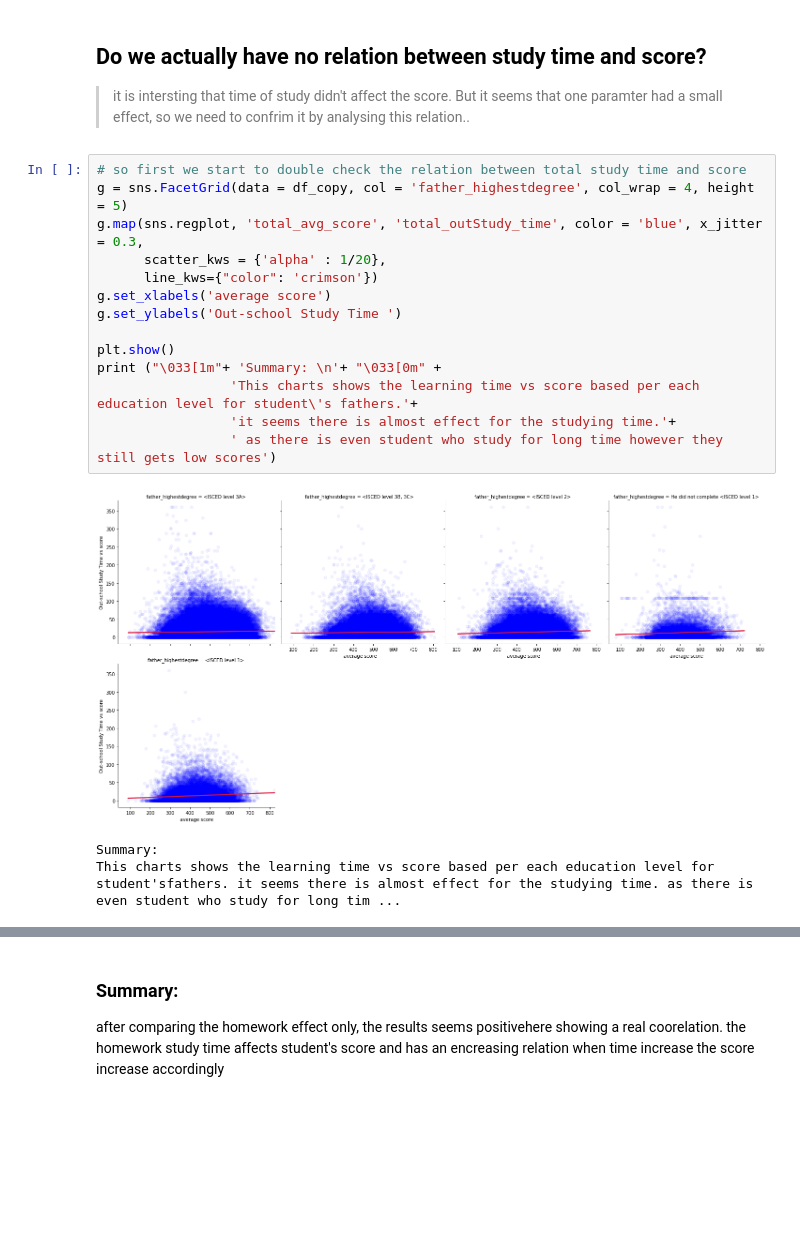
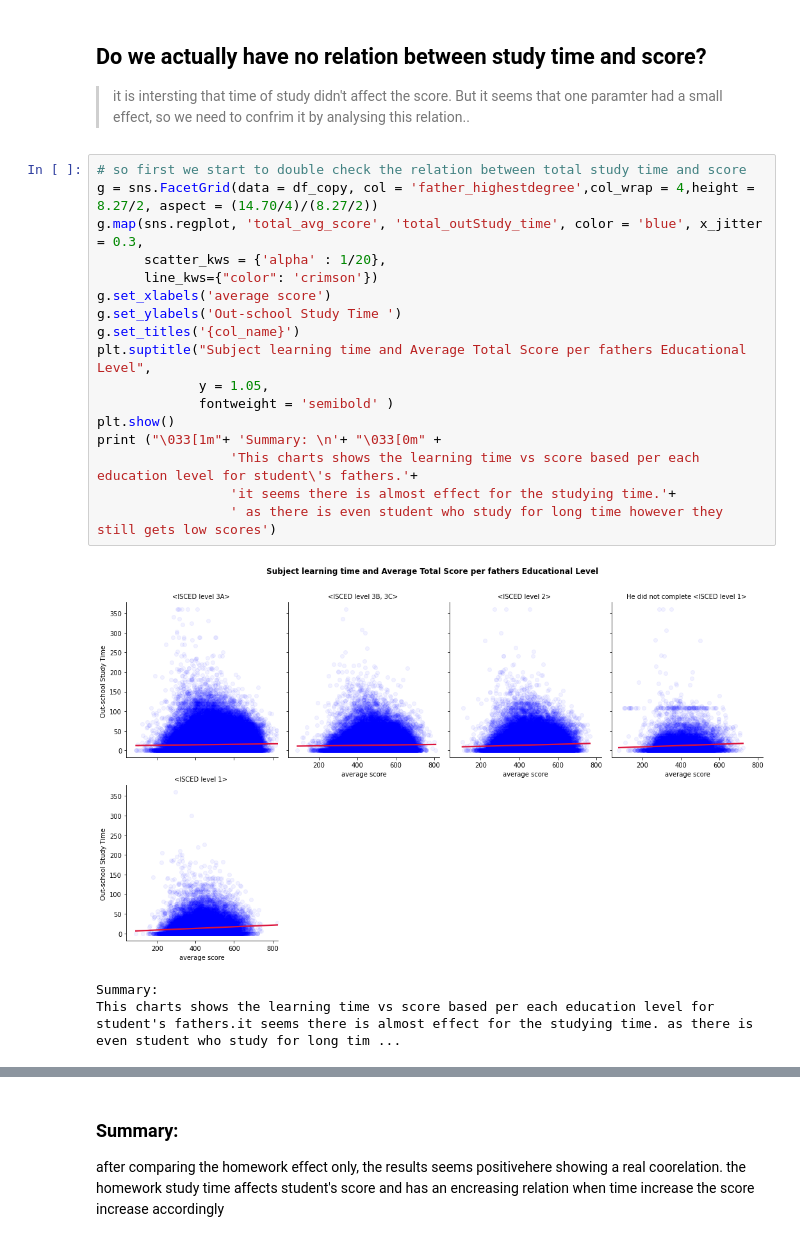
Before and after one commit to walaa-elnozahy/PISA-data-analysis, a Jupyter notebook: PISA-slide_deck.ipynb, the cells around one changed output, grey strips where cells are left out. Cells and saved outputs as stored; diff of their text form; blank space fills up the shorter version.

```diff
--- a/PISA-slide_deck.ipynb
+++ b/PISA-slide_deck.ipynb
@@ -80,21 +81,24 @@ this chart shows the correlation between the extra studying time out of school v
 > it is intersting that time of study didn't affect the score. But it seems that one paramter had a small effect, so we need to confrim it by analysing this relation..
 # %%
 # so first we start to double check the relation between total study time and score
-g = sns.FacetGrid(data = df_copy, col = 'father_highestdegree', col_wrap = 4, height = 5)
+g = sns.FacetGrid(data = df_copy, col = 'father_highestdegree',col_wrap = 4,height = 8.27/2, aspect = (14.70/4)/(8.27/2))
 g.map(sns.regplot, 'total_avg_score', 'total_outStudy_time', color = 'blue', x_jitter = 0.3,
       scatter_kws = {'alpha' : 1/20},
       line_kws={"color": 'crimson'})
 g.set_xlabels('average score')
 g.set_ylabels('Out-school Study Time ')
-
+g.set_titles('{col_name}')
+plt.suptitle("Subject learning time and Average Total Score per fathers Educational Level",
+             y = 1.05,
+             fontweight = 'semibold' )
 plt.show()
 print ("\033[1m"+ 'Summary: \n'+ "\033[0m" +
                  'This charts shows the learning time vs score based per each education level for student\'s fathers.'+
                  'it seems there is almost effect for the studying time.'+
                  ' as there is even student who study for long time however they still gets low scores')
 # %% [output]
-[figure, old version]
+[figure, new version]
 Summary:
-This charts shows the learning time vs score based per each education level for student'sfathers. it seems there is almost effect for the studying time. as there is even student who study for long tim ...
+This charts shows the learning time vs score based per each education level for student's fathers.it seems there is almost effect for the studying time. as there is even student who study for long tim ...
 # %%
 # so first we start to double check the relation between total study time and score
```
Also changed, not shown: parts of 8 cells of this notebook, 1 other file.
